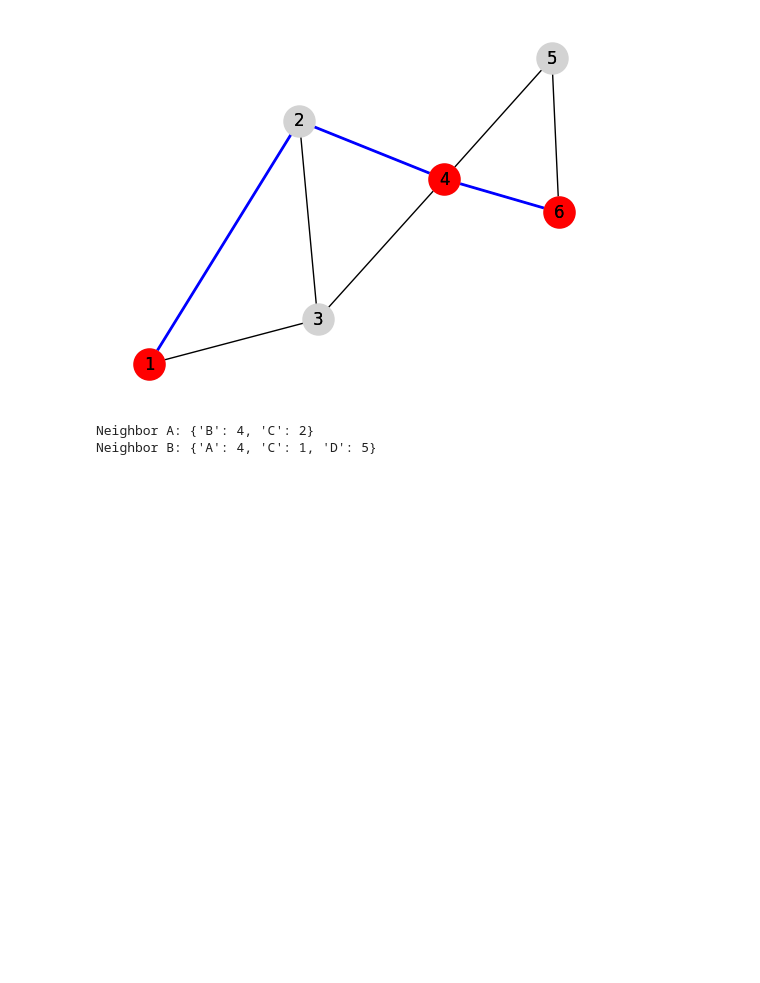
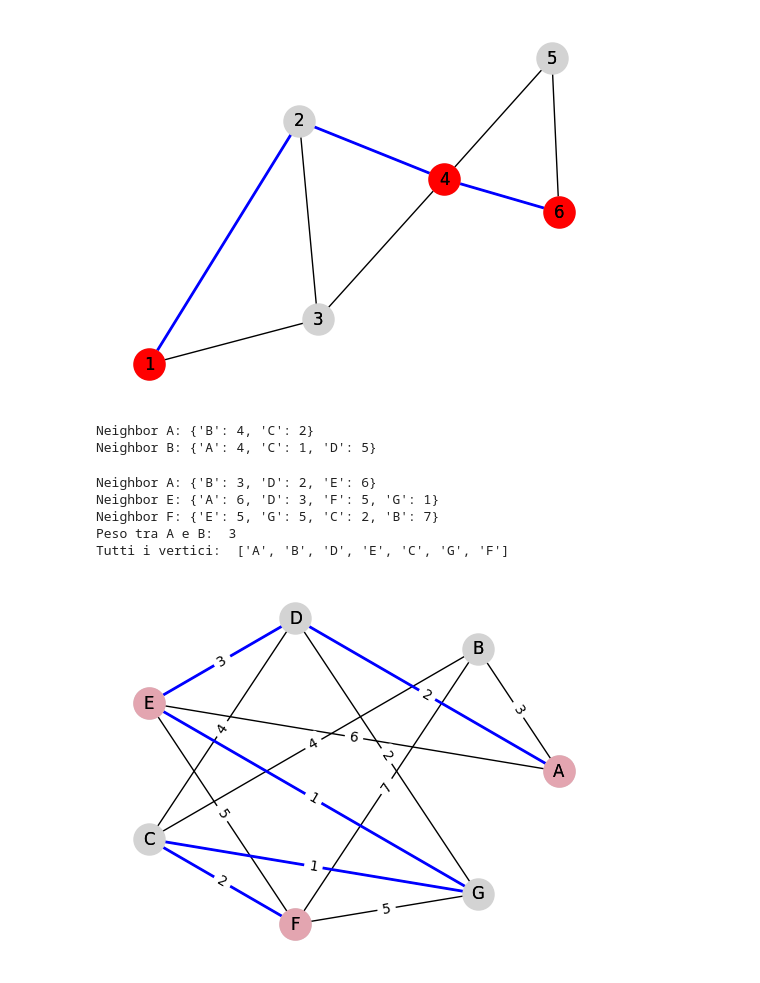
Before and after one commit to dream-19/Steiner-Tree-Operations-Research, a Jupyter notebook: example.ipynb, the cells around one changed output. Cells and saved outputs as stored; diff of their text form; code cells hidden in the pictures; blank space fills up the shorter version.

```diff
--- a/example.ipynb
+++ b/example.ipynb
@@ -64,6 +64,15 @@ class Graph:
 
     def get_neighbors(self, vertex):
         return self.vertices[vertex]
+
+    def get_vertices(self):
+        return list(self.vertices.keys())
+
+    def get_weight(self, vertex1, vertex2):
+        if vertex1 in self.vertices and vertex2 in self.vertices[vertex1]:
+            return self.vertices[vertex1][vertex2]
+        else:
+            return None
 # %%
 # Example usage:
 graph = Graph()
@@ -97,0 +92,66 @@ graph2.add_edge('F', 'B', 7)
+# %%
+import networkx as nx
+import matplotlib.pyplot as plt
+
+graph2 = Graph()
+graph2.add_edge('A', 'B', 3)
+graph2.add_edge('A', 'D', 2)
+graph2.add_edge('A', 'E', 6)
+graph2.add_edge('D', 'C', 4)
+graph2.add_edge('D', 'E', 3)
+graph2.add_edge('D', 'G', 2)
+graph2.add_edge('E', 'F', 5)
+graph2.add_edge('E', 'G', 1)
+graph2.add_edge('G', 'F', 5)
+graph2.add_edge('G', 'C', 1)
+graph2.add_edge('C', 'F', 2)
+graph2.add_edge('B', 'C', 4)
+graph2.add_edge('F', 'B', 7)
+
+
+print("Neighbor A:", graph2.get_neighbors('A'))
+print("Neighbor E:", graph2.get_neighbors('E'))
+print("Neighbor F:", graph2.get_neighbors('F'))
+print("Peso tra A e B: ", graph2.get_weight('A','B'))
+print("Tutti i vertici: ",graph2.get_vertices())
+
+
+nx_graph = nx.Graph()
+for vertex, neighbors in graph2.vertices.items():
+    for neighbor, weight in neighbors.items():
+        nx_graph.add_edge(vertex, neighbor, weight=weight)
+
+
+#Parte dello steiner Tree
+terminals = ['A', 'E', 'F']
+
+# Specify the Steiner tree edges
+steiner_edges = [('A', 'D'), ('D', 'E'), ('E', 'G'),('G','C'),('C','F')]
+
+# Create a subgraph for the Steiner tree
+steiner_tree = nx_graph.edge_subgraph(steiner_edges)
+
+# Disegno del grafo
+#pos = nx.spring_layout(nx_graph)  # Layout a molla
+pos = nx.circular_layout(nx_graph)
+
+
+# Draw the graph with terminals in red and Steiner tree edges in blue
+nx.draw_networkx(nx_graph, pos, with_labels=True, node_color='lightgray', node_size=500)
+nx.draw_networkx_labels(nx_graph, pos)
+nx.draw_networkx_nodes(nx_graph, pos, nodelist=terminals, node_color='#e3a5b0', node_size=500)
+edge_labels = nx.get_edge_attributes(nx_graph, 'weight')
+nx.draw_networkx_edges(steiner_tree, pos, edge_color='blue', width=2)
+nx.draw_networkx_edge_labels(nx_graph, pos, edge_labels = edge_labels, font_size=10)
+
+
+# Visualizzazione del grafo
+plt.axis('off')
+plt.show()
+# %% [output]
+Neighbor A: {'B': 3, 'D': 2, 'E': 6}
+Neighbor E: {'A': 6, 'D': 3, 'F': 5, 'G': 1}
+Neighbor F: {'E': 5, 'G': 5, 'C': 2, 'B': 7}
+Peso tra A e B:  3
+Tutti i vertici:  ['A', 'B', 'D', 'E', 'C', 'G', 'F']
+[figure, added]
```
Also changed, not shown: parts of 1 cell of this notebook.
